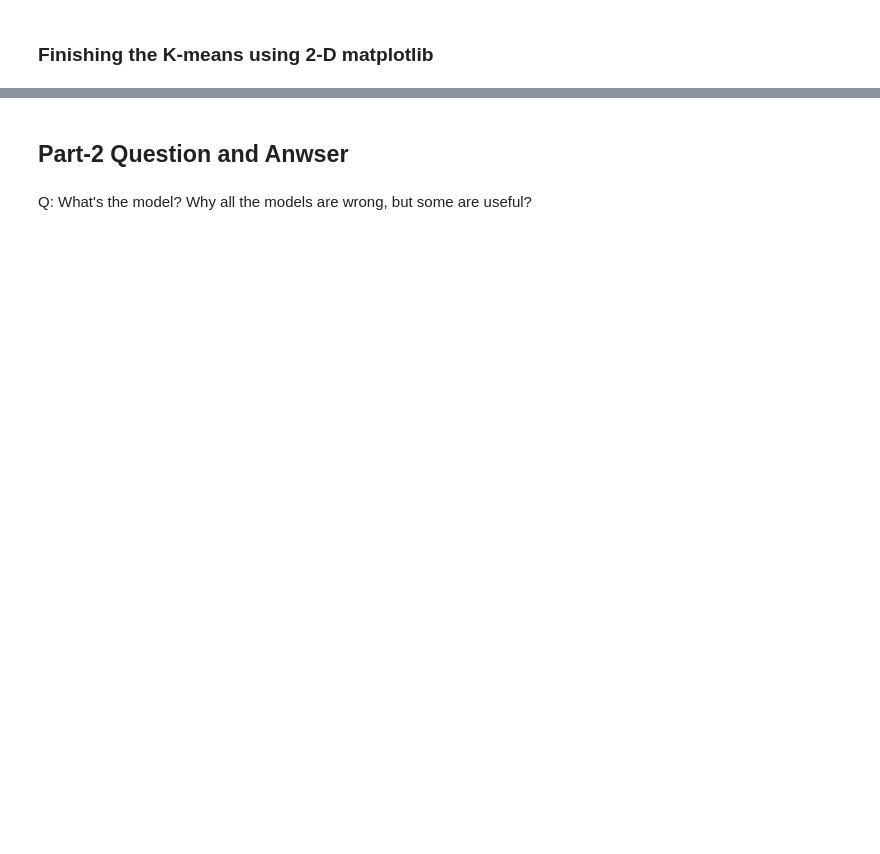
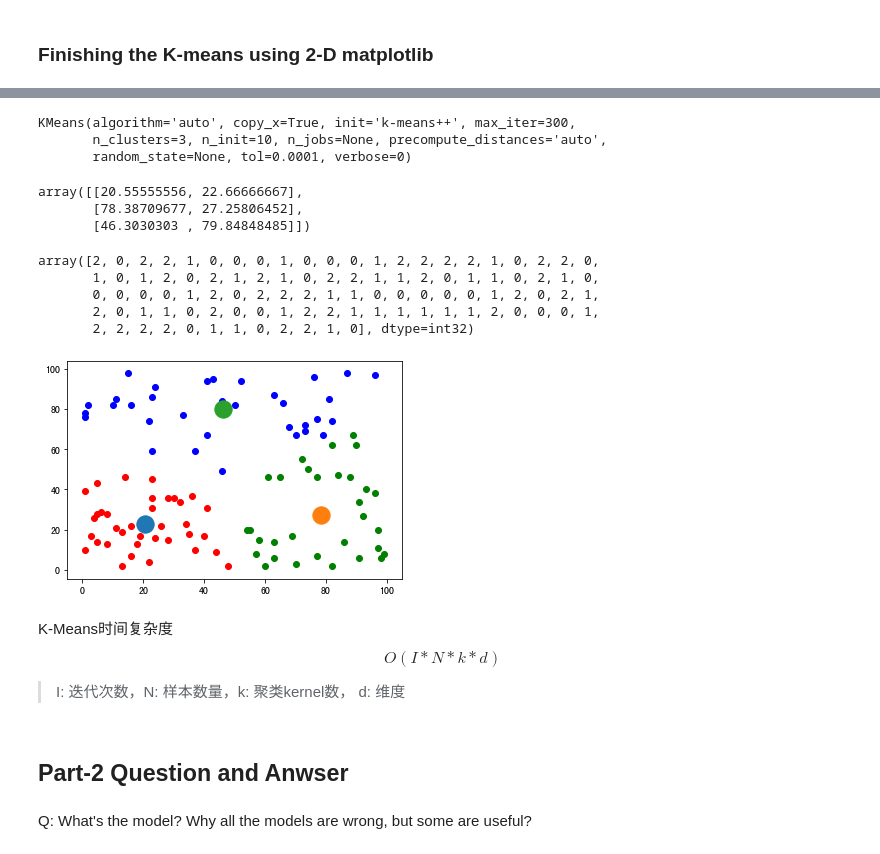
Before and after one commit to hotbaby/kkb, a Jupyter notebook: nlp-2019-autumn/lecture03/Assignment-03.ipynb, the cells around one changed output, grey strips where cells are left out. Cells and saved outputs as stored; diff of their text form; code cells hidden in the pictures; blank space fills up the shorter version.

```diff
--- a/nlp-2019-autumn/lecture03/Assignment-03.ipynb
+++ b/nlp-2019-autumn/lecture03/Assignment-03.ipynb
@@ -278,3 +376,46 @@ TODO
+# %%
+X = np.random.randint(1, 100, size=(100, 2))
+# %%
+kmeans = KMeans(n_clusters=3)
+# %%
+kmeans.fit(X)
+# %% [output]
+KMeans(algorithm='auto', copy_x=True, init='k-means++', max_iter=300,
+       n_clusters=3, n_init=10, n_jobs=None, precompute_distances='auto',
+       random_state=None, tol=0.0001, verbose=0)
+# %%
+kmeans.cluster_centers_
+# %% [output]
+array([[20.55555556, 22.66666667],
+       [78.38709677, 27.25806452],
+       [46.3030303 , 79.84848485]])
+# %%
+kmeans.labels_
+# %% [output]
+array([2, 0, 2, 2, 1, 0, 0, 0, 1, 0, 0, 0, 1, 2, 2, 2, 2, 1, 0, 2, 2, 0,
+       1, 0, 1, 2, 0, 2, 1, 2, 1, 0, 2, 2, 1, 1, 2, 0, 1, 1, 0, 2, 1, 0,
+       0, 0, 0, 0, 1, 2, 0, 2, 2, 2, 1, 1, 0, 0, 0, 0, 0, 1, 2, 0, 2, 1,
+       2, 0, 1, 1, 0, 2, 0, 0, 1, 2, 2, 1, 1, 1, 1, 1, 1, 2, 0, 0, 0, 1,
+       2, 2, 2, 2, 0, 1, 1, 0, 2, 2, 1, 0], dtype=int32)
+# %%
+cluster = collections.defaultdict(list)
+
+for label, x in zip(kmeans.labels_, X):
+    cluster[label].append(x)
+# %%
+label_colors = ['red', 'green', 'blue']
+
+for label, xs in cluster.items():
+    for x in xs:
+        plt.scatter(x[0], x[1], color=label_colors[label])
+
+for center in kmeans.cluster_centers_:
+    plt.scatter(center[0], center[1], s=300)
+# %% [output]
+[figure, added]
+# %% [markdown]
+K-Means时间复杂度$$O(I * N * k * d)$$
+>  I: 迭代次数，N: 样本数量，k: 聚类kernel数， d: 维度
 # %% [markdown]
 ## Part-2 Question and Anwser
 # %% [markdown]
```
Also changed, not shown: parts of 70 cells of this notebook.
